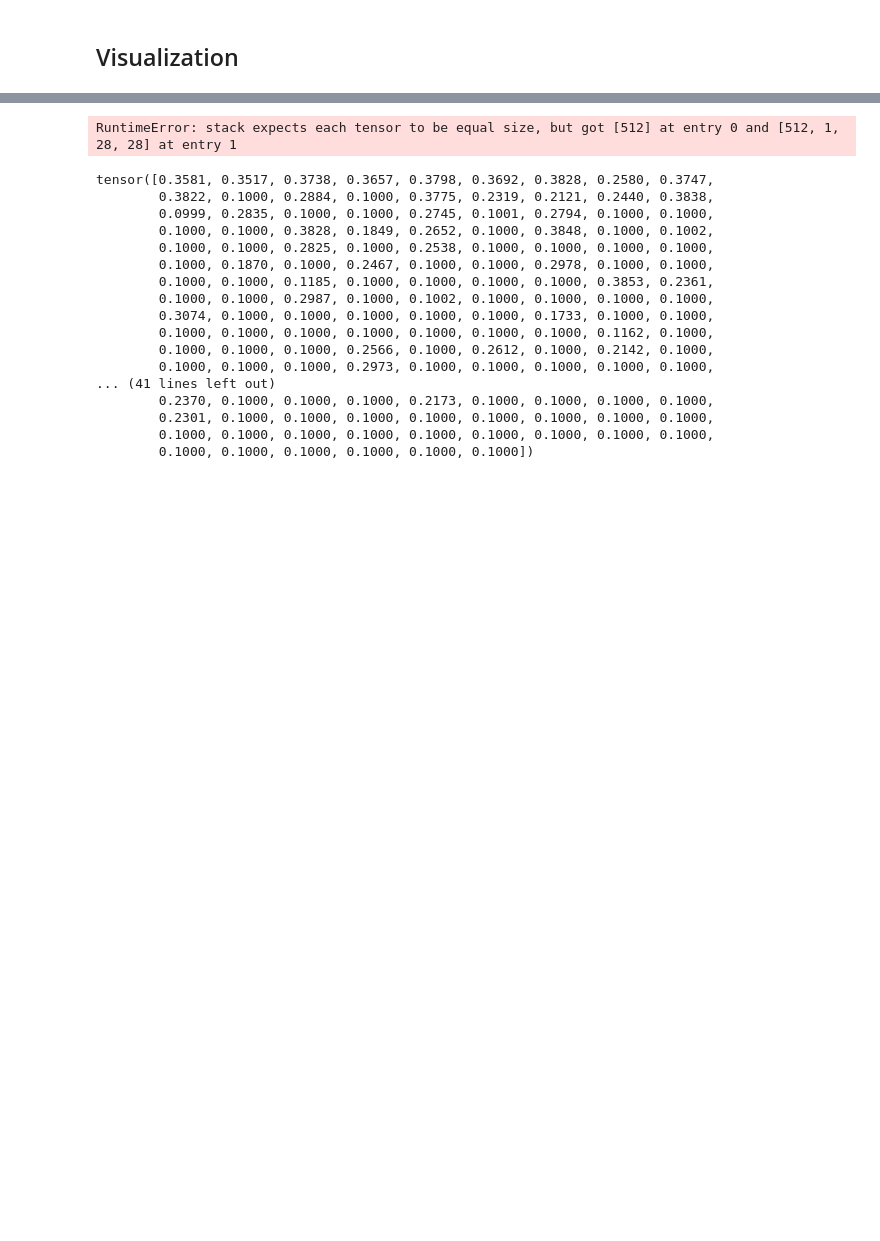
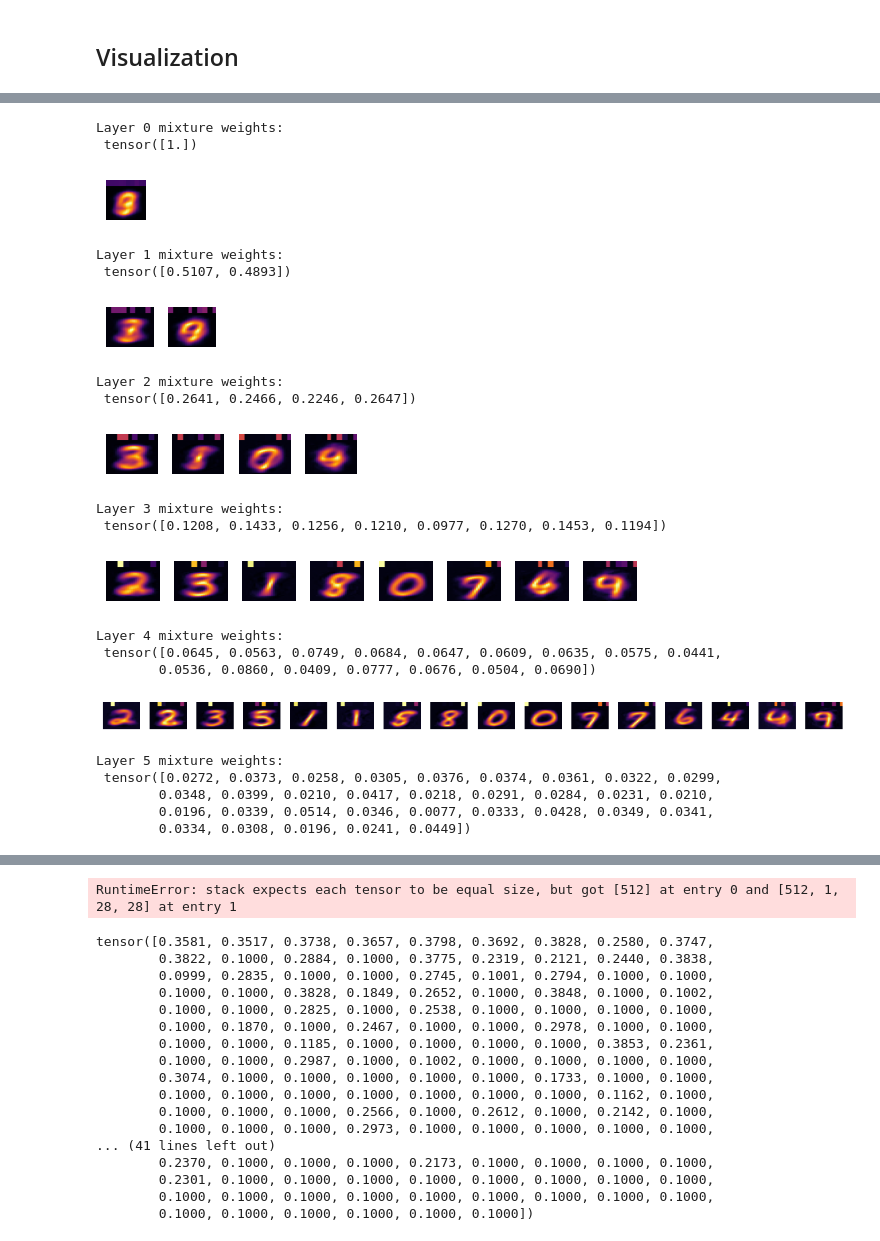
Before and after one commit to Teachable-AI-Lab/cobweb-nn, a Jupyter notebook: cobwebNN-disc.ipynb, the cells around one changed output, grey strips where cells are left out. Cells and saved outputs as stored; diff of their text form; code cells hidden in the pictures; blank space fills up the shorter version.

```diff
--- a/cobwebNN-disc.ipynb
+++ b/cobwebNN-disc.ipynb
@@ -474,0 +499,80 @@ tensor([0.0223, 0.0353, 0.0270, 0.0360, 0.0229, 0.0339, 0.0339, 0.0344, 0.0297,
+# %%
+import torch
+import matplotlib.pyplot as plt
+import torch.nn.functional as F
+
+def plot_prototypes_with_logits_heatbar(prototypes, class_logits, cmap="inferno"):
+    """
+    Visualize prototypes with a logits heatmap bar on top.
+
+    Args:
+        prototypes (Tensor): shape (n_clusters, 784) — flattened 28x28 images
+        class_logits (Tensor): shape (n_clusters, 10) — logits per class
+        cmap (str): matplotlib colormap
+    """
+    n_clusters, _ = prototypes.shape
+    n_classes = class_logits.shape[1]
+    n_cols = min(n_clusters, 16)
+    n_rows = (n_clusters + n_cols - 1) // n_cols
+
+    plt.figure(figsize=(0.7 * n_cols, 0.7 * n_rows))
+    for i in range(n_clusters):
+        # Prototype image
+        img = prototypes[i].view(28, 28).cpu().detach()
+
+        # Logits → softmax → shape (10,)
+        probs = F.softmax(class_logits[i].cpu().detach(), dim=0)
+
+        # Create logits bar (1, 10) → interpolate to (5, 28)
+        bar = probs.view(1, 1, 1, n_classes)                      # (1, 1, 1, 10)
+        #bar_resized = F.interpolate(bar, size=(5, 28), mode='bilinear', align_corners=False).squeeze()  # (5, 28)
+        bar_resized = F.interpolate(bar, size=(5, 28), mode='nearest').squeeze()  # (5, 28)
+
+        # Combine vertically: logits bar on top of image
+        combined = torch.cat([bar_resized, img], dim=0)          # (33, 28)
+
+        ax = plt.subplot(n_rows, n_cols, i + 1)
+        ax.imshow(combined.numpy(), cmap=cmap, aspect='auto')
+        ax.axis("off")
+
+    plt.tight_layout()
+    plt.show()
+
+def get_tree_data(model=None):
+    with torch.no_grad():
+        layer_prototypes, layer_logit_pi, layer_logit_label = model.layer_mu_and_logits()
+
+        for i, prototypes in enumerate(layer_prototypes):
+            print(f"Layer {i} mixture weights:\n", layer_logit_pi[i].softmax(dim=-1))
+
+            plot_prototypes_with_logits_heatbar(
+                prototypes,
+                layer_logit_label[i],  # shape: (n_clusters, 10)
+                cmap="inferno"
+            )
+
+
+
+get_tree_data(model)
+# %% [output]
+Layer 0 mixture weights:
+ tensor([1.])
+[figure, added]
+Layer 1 mixture weights:
+ tensor([0.5107, 0.4893])
+[figure, added]
+Layer 2 mixture weights:
+ tensor([0.2641, 0.2466, 0.2246, 0.2647])
+[figure, added]
+Layer 3 mixture weights:
+ tensor([0.1208, 0.1433, 0.1256, 0.1210, 0.0977, 0.1270, 0.1453, 0.1194])
+[figure, added]
+Layer 4 mixture weights:
+ tensor([0.0645, 0.0563, 0.0749, 0.0684, 0.0647, 0.0609, 0.0635, 0.0575, 0.0441,
+        0.0536, 0.0860, 0.0409, 0.0777, 0.0676, 0.0504, 0.0690])
+[figure, added]
+Layer 5 mixture weights:
+ tensor([0.0272, 0.0373, 0.0258, 0.0305, 0.0376, 0.0374, 0.0361, 0.0322, 0.0299,
+        0.0348, 0.0399, 0.0210, 0.0417, 0.0218, 0.0291, 0.0284, 0.0231, 0.0210,
+        0.0196, 0.0339, 0.0514, 0.0346, 0.0077, 0.0333, 0.0428, 0.0349, 0.0341,
+        0.0334, 0.0308, 0.0196, 0.0241, 0.0449])
```
Also changed, not shown: parts of 12 cells of this notebook.
